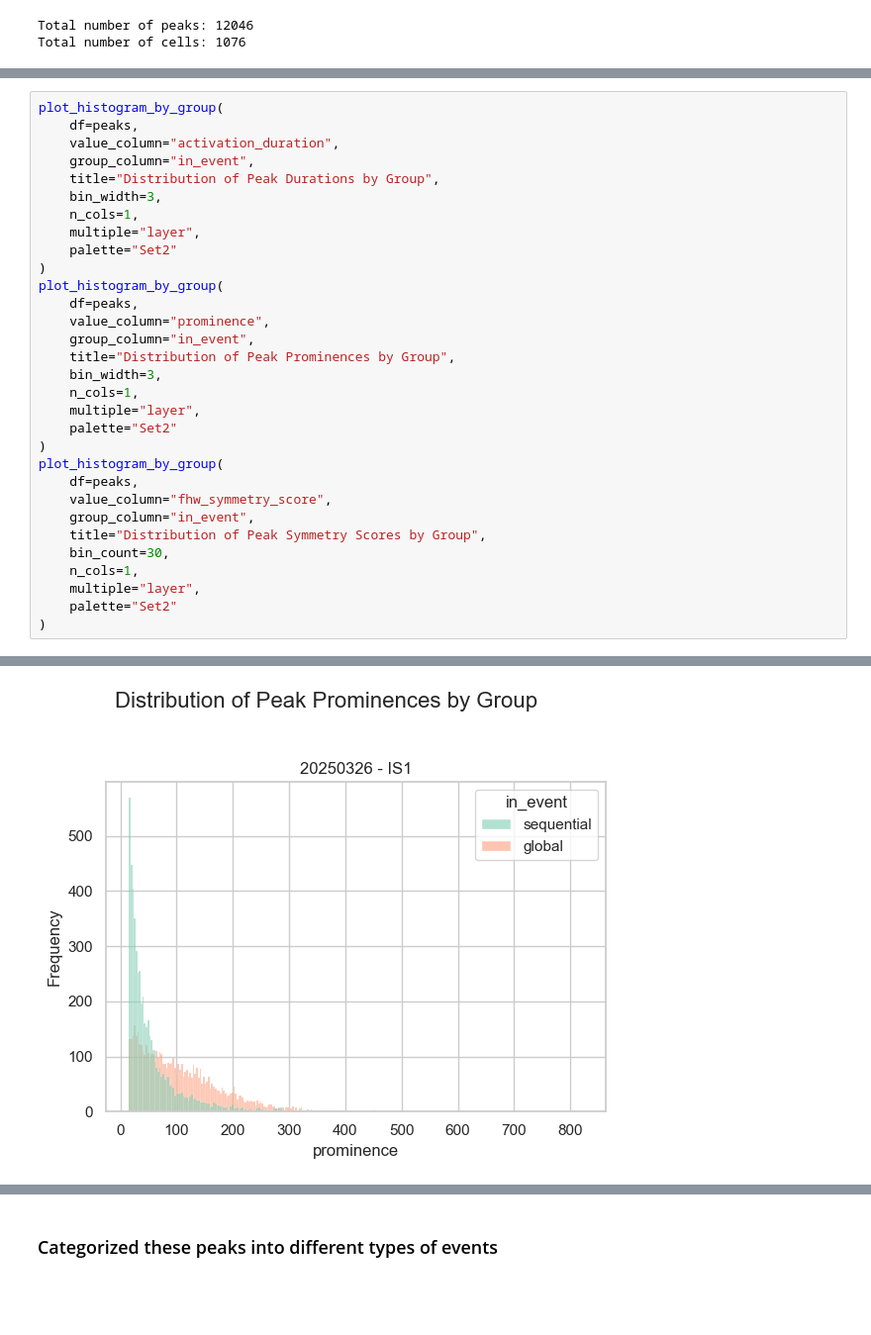
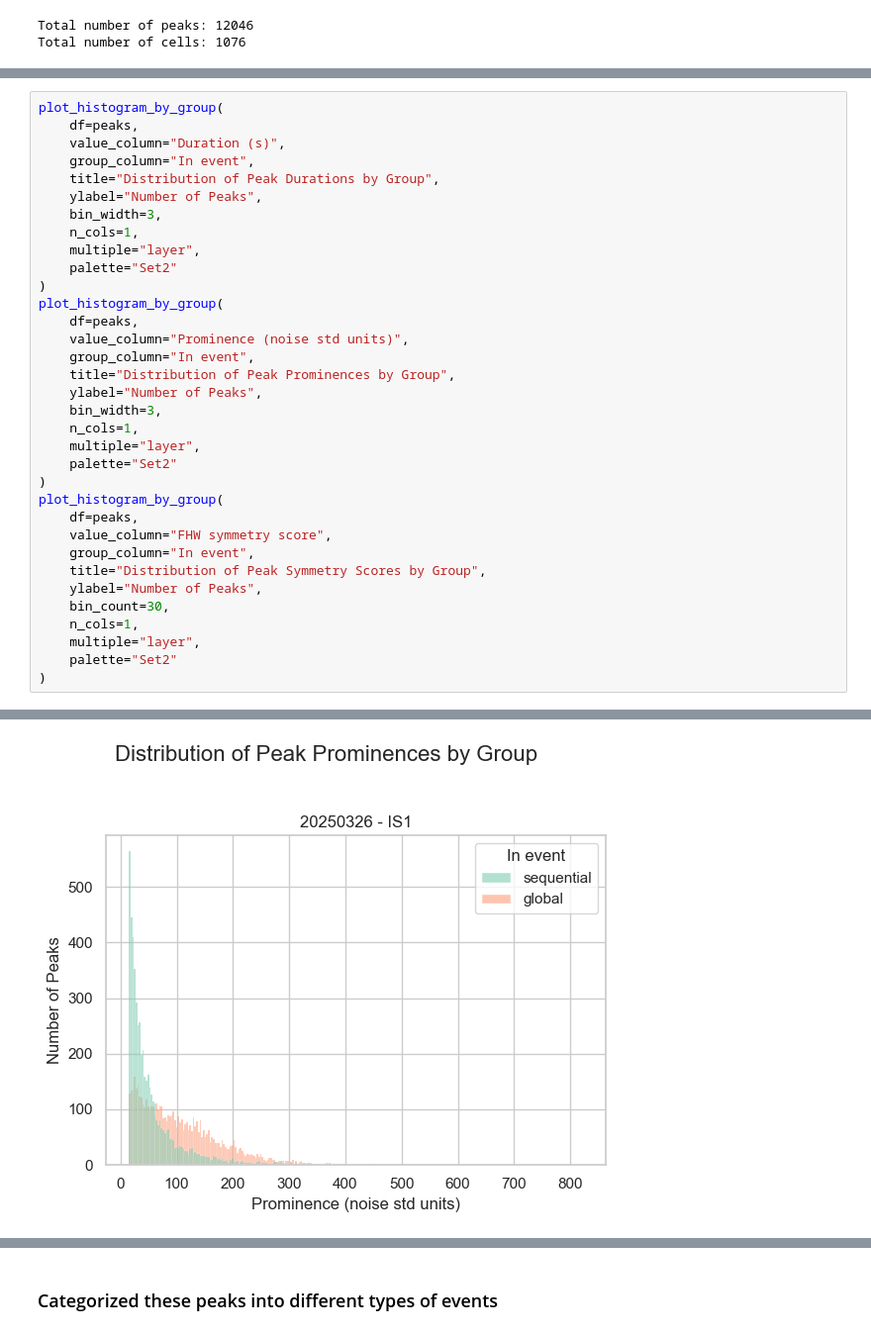
Before and after one commit to hamelmateo/CaSTIA-AF, a Jupyter notebook: notebooks/image_sequence_analysis.ipynb, the cells around one changed output, grey strips where cells are left out. Shown at 99% size. Saved outputs shown, nothing was run; the diff lists cells and outputs as text; blank space fills up the shorter version.

```diff
--- a/notebooks/image_sequence_analysis.ipynb
+++ b/notebooks/image_sequence_analysis.ipynb
@@ -95,9 +98,10 @@ plot_histogram_by_dataset(
 # %%
 plot_histogram_by_group(
     df=peaks,
-    value_column="activation_duration",
-    group_column="in_event",
+    value_column="Duration (s)",
+    group_column="In event",
     title="Distribution of Peak Durations by Group",
+    ylabel="Number of Peaks",
     bin_width=3,
     n_cols=1,
     multiple="layer",
@@ -105,9 +109,10 @@ plot_histogram_by_group(
 )
 plot_histogram_by_group(
     df=peaks,
-    value_column="prominence",
-    group_column="in_event",
+    value_column="Prominence (noise std units)",
+    group_column="In event",
     title="Distribution of Peak Prominences by Group",
+    ylabel="Number of Peaks",
     bin_width=3,
     n_cols=1,
     multiple="layer",
@@ -115,9 +120,10 @@ plot_histogram_by_group(
 )
 plot_histogram_by_group(
     df=peaks,
-    value_column="fhw_symmetry_score",
-    group_column="in_event",
+    value_column="FHW symmetry score",
+    group_column="In event",
     title="Distribution of Peak Symmetry Scores by Group",
+    ylabel="Number of Peaks",
     bin_count=30,
     n_cols=1,
     multiple="layer",
@@ -128 +134 @@ plot_histogram_by_group(
-[figure, old version]
+[figure, new version]
```
Also changed, not shown: parts of 15 cells of this notebook, 5 other files.
